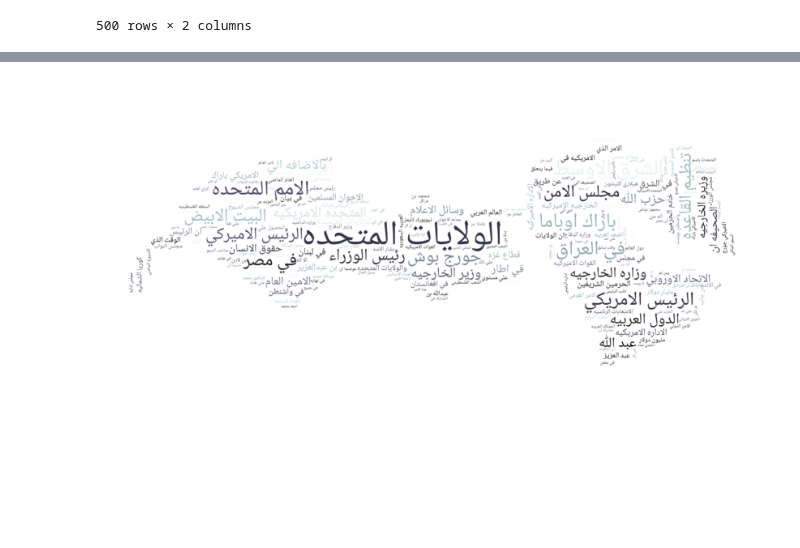
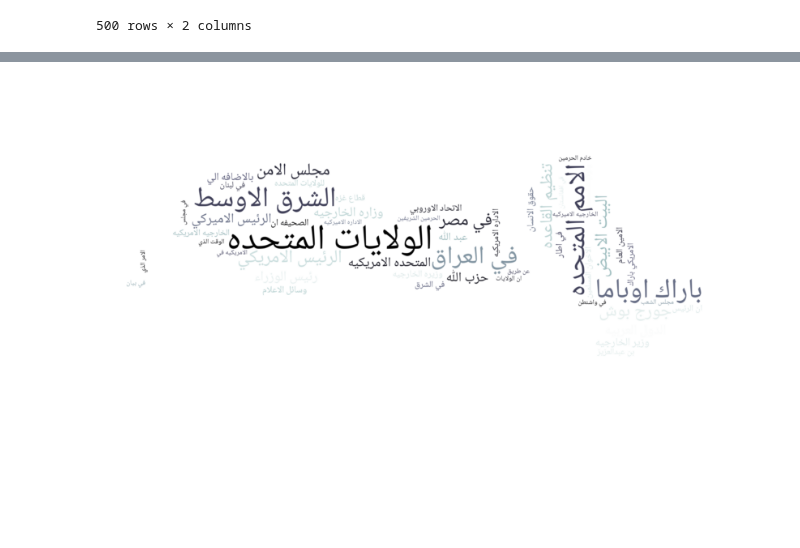
Before and after one commit to Rachuig-Green-Rackley-Shiben/arabic_media_nlp_project, a Jupyter notebook: andrews_work/wordclouds.ipynb, the cells around one changed output, grey strips where cells are left out. Cells and saved outputs as stored; diff of their text form; code cells hidden in the pictures.

```diff
--- a/andrews_work/wordclouds.ipynb
+++ b/andrews_work/wordclouds.ipynb
@@ -221,15 +221,15 @@ plt.show()
 # %%
 plt.figure(figsize=(20, 10))
 mask = np.array(Image.open("./map_mask.jpg"))
-img = ArabicWordCloud(background_color='white', width=10000, height=8000, colormap='bone', mask = mask).generate_from_frequencies(bigrams_dict)
+img = ArabicWordCloud(min_font_size = 30, max_words = 100, relative_scaling = .1, background_color='white', width=10000, height=8000, colormap='bone', mask = mask).generate_from_frequencies(bigrams_dict)
 
 plt.imshow(img, interpolation="bilinear")
 plt.axis('off')
 # store to file
-plt.savefig("image_map4.png", format="png", bbox_inches='tight', dpi = 250)
+plt.savefig("image_map3.png", format="png", bbox_inches='tight', dpi = 250)
 plt.show()
 # %% [output]
-[figure, old version]
+[figure, new version]
 # %%
 bigrams_dict
 # %% [output]
```
Also changed, not shown: 5 other files.
